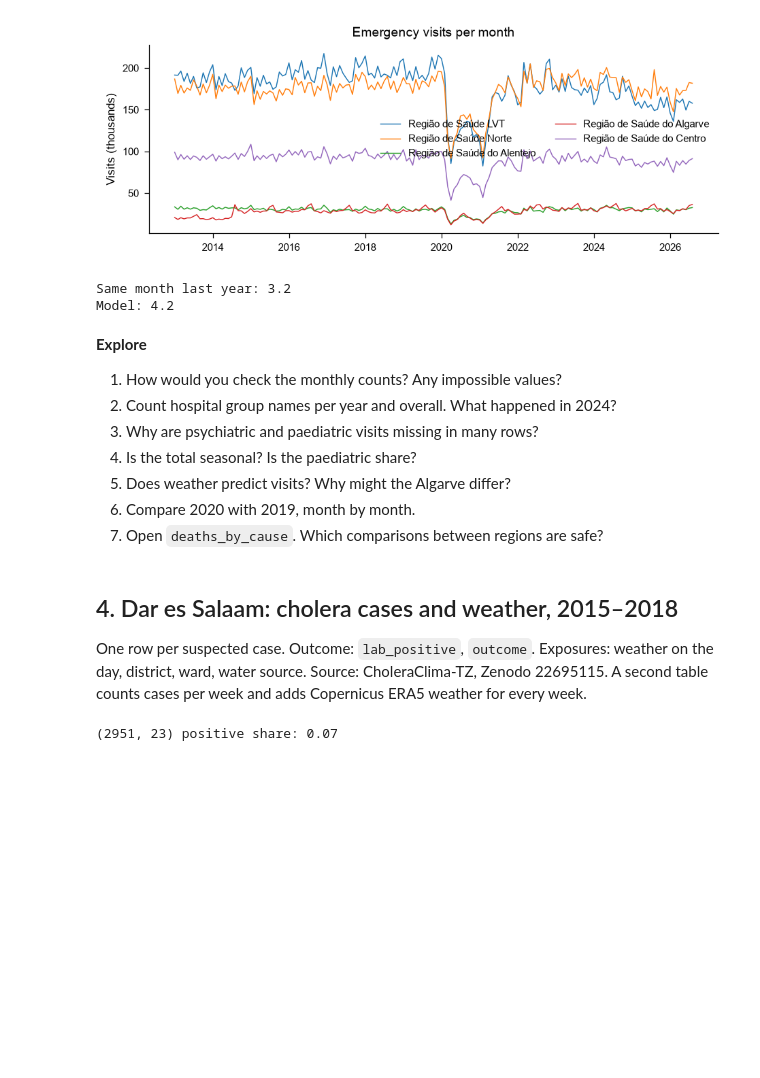
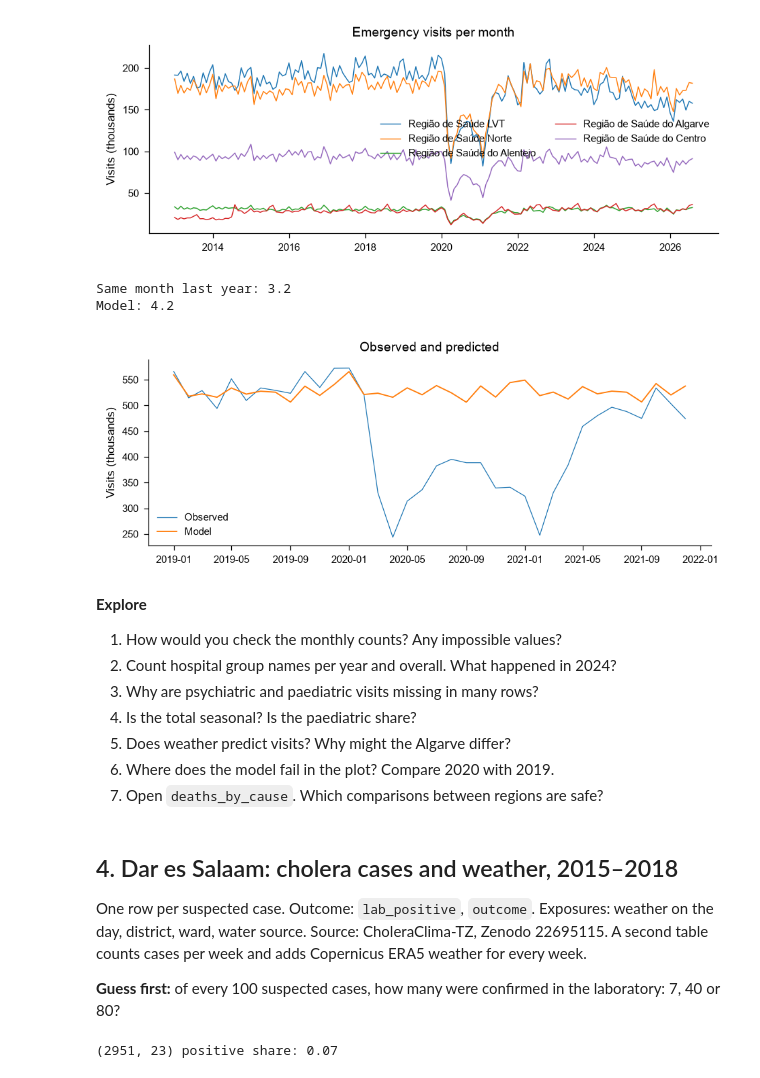
Before and after one commit to QuantitativeBiology/PlanetaryHealth_SystemsScience, a Jupyter notebook: PlanetaryHealth_Datasets.ipynb, the cells around one changed output. Cells and saved outputs as stored; diff of their text form; code cells hidden in the pictures; blank space fills up the shorter version.

```diff
--- a/PlanetaryHealth_Datasets.ipynb
+++ b/PlanetaryHealth_Datasets.ipynb
@@ -226,19 +256,25 @@ plt.show()
 # %% [output]
 [figure]
 # %%
-# Train on 2014-2018, test on 2019
+# Train on 2014-2018, predict 2019-2021, score on 2019
 region["region_code"] = region.region.astype("category").cat.codes
 region["last_year"] = region.groupby("region").visits.shift(12)
 train = region[region.year.between(2014, 2018)]
-test = region[region.year == 2019]
+later = region[region.year.between(2019, 2021)]
 features = ["tmean", "hot_days", "month_of_year", "region_code", "year"]
-result = fit_predict(train, test, features, "visits")
+result = fit_predict(train, later, features, "visits")
+test = result[result.year == 2019]
+national = result.groupby("date")[["visits", "predicted"]].sum() / 1e3
 
 print("Same month last year:", round(mape(test.visits, test.last_year), 1))
-print("Model:", round(mape(result.visits, result.predicted), 1))
+print("Model:", round(mape(test.visits, test.predicted), 1))
+plot_fit(
+    national.index, national.visits, national.predicted, "Visits (thousands)"
+)
 # %% [output]
 Same month last year: 3.2
 Model: 4.2
+[figure, added]
 # %% [markdown]
 **Explore**
 1. How would you check the monthly counts? Any impossible values?
@@ -246,7 +282,7 @@ Model: 4.2
 3. Why are psychiatric and paediatric visits missing in many rows?
 4. Is the total seasonal? Is the paediatric share?
 5. Does weather predict visits? Why might the Algarve differ?
-6. Compare 2020 with 2019, month by month.
+6. Where does the model fail in the plot? Compare 2020 with 2019.
 7. Open `deaths_by_cause`. Which comparisons between regions are safe?
 # %% [markdown]
 ## 4. Dar es Salaam: cholera cases and weather, 2015–2018
@@ -255,6 +291,9 @@ One row per suspected case. Outcome: `lab_positive`, `outcome`.
 Exposures: weather on the day, district, ward, water source.
 Source: CholeraClima-TZ, Zenodo 22695115. A second table counts cases
 per week and adds Copernicus ERA5 weather for every week.
+
+**Guess first:** of every 100 suspected cases, how many were confirmed
+in the laboratory: 7, 40 or 80?
 # %%
 cholera = load("cholera_daressalaam_cases_2015_2018.csv", parse_dates=["date"])
 weekly = load("cholera_daressalaam_weekly_2015_2018.csv", parse_dates=["week"])
```
Also changed, not shown: parts of 10 cells of this notebook.
